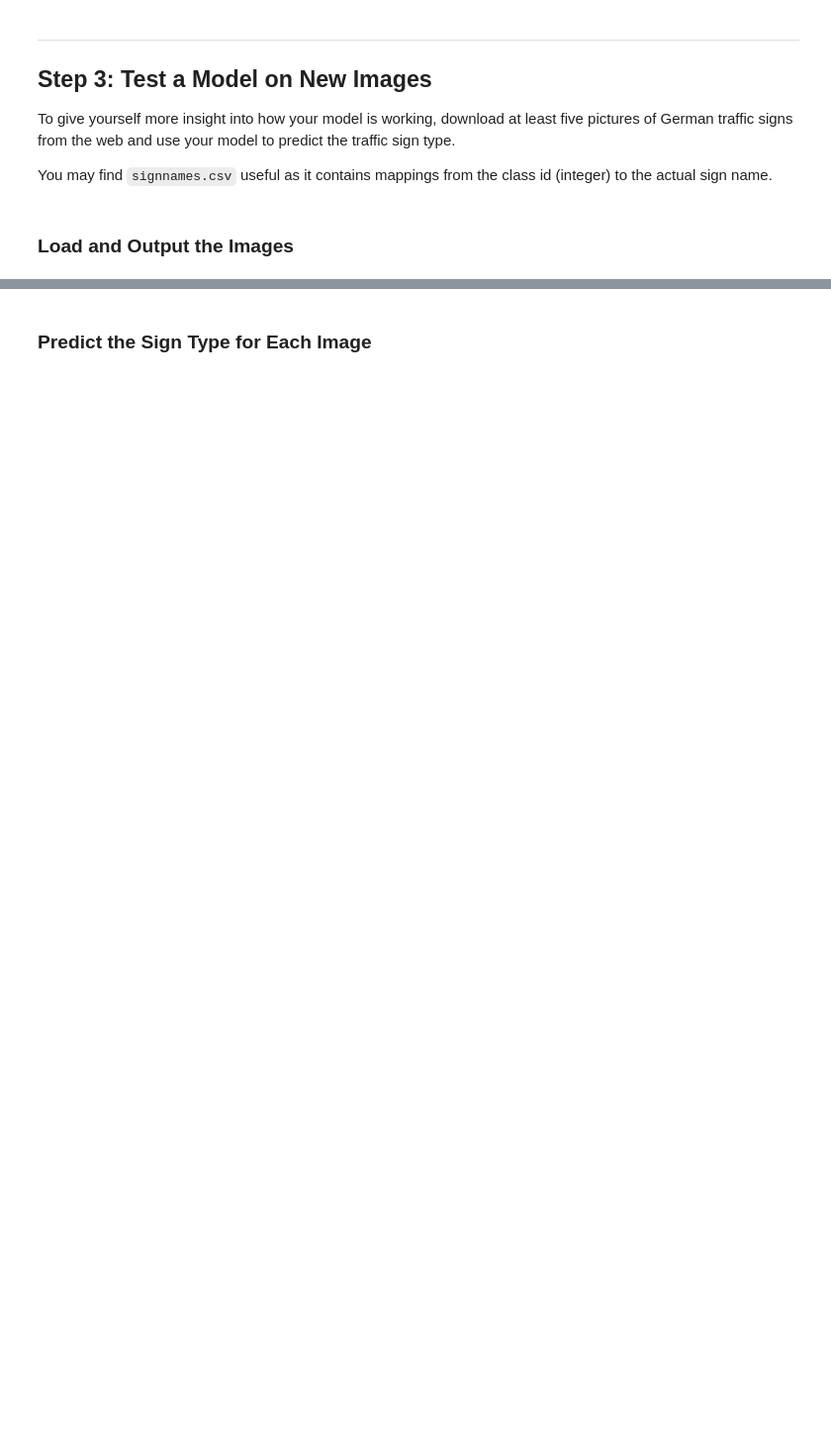
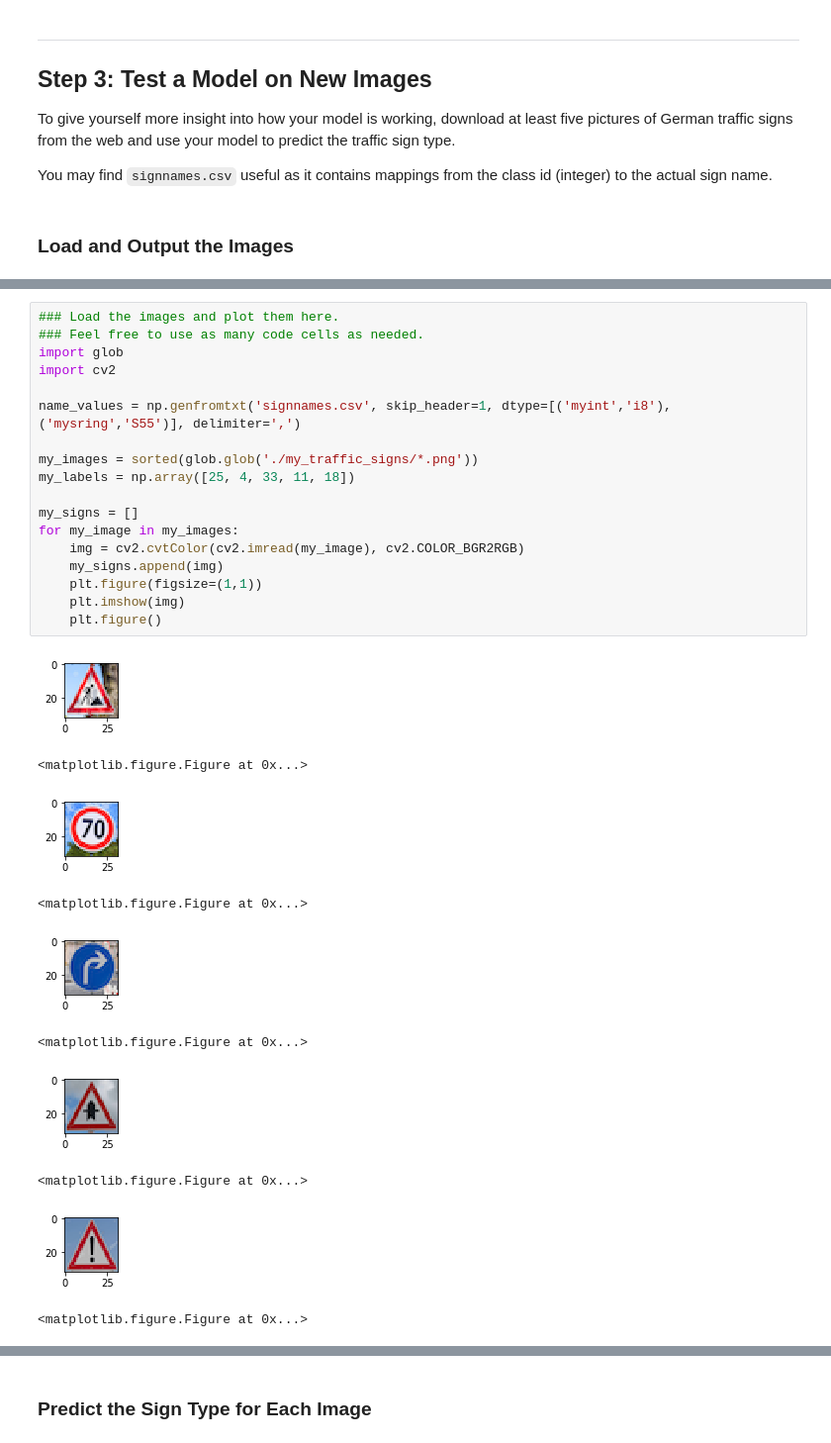
Before and after one commit to cmhobbs96/Traffic_Sign_Classifier, a Jupyter notebook: Traffic_Sign_Classifier.ipynb, the cells around one changed output, grey strips where cells are left out. Shown at 99% size. Drawn from its saved outputs; the diff is of its cells as text; blank space fills up the shorter version.

```diff
--- a/Traffic_Sign_Classifier.ipynb
+++ b/Traffic_Sign_Classifier.ipynb
@@ -533,0 +595,29 @@ You may find `signnames.csv` useful as it contains mappings from the class id (i
+# %%
+### Load the images and plot them here.
+### Feel free to use as many code cells as needed.
+import glob
+import cv2
+
+name_values = np.genfromtxt('signnames.csv', skip_header=1, dtype=[('myint','i8'), ('mysring','S55')], delimiter=',')
+
+my_images = sorted(glob.glob('./my_traffic_signs/*.png'))
+my_labels = np.array([25, 4, 33, 11, 18])
+
+my_signs = []
+for my_image in my_images:
+    img = cv2.cvtColor(cv2.imread(my_image), cv2.COLOR_BGR2RGB)
+    my_signs.append(img)
+    plt.figure(figsize=(1,1))
+    plt.imshow(img)
+    plt.figure()
+# %% [output]
+[figure, added]
+<matplotlib.figure.Figure at 0x...>
+[figure, added]
+<matplotlib.figure.Figure at 0x...>
+[figure, added]
+<matplotlib.figure.Figure at 0x...>
+[figure, added]
+<matplotlib.figure.Figure at 0x...>
+[figure, added]
+<matplotlib.figure.Figure at 0x...>
```
Also changed, not shown: parts of 37 cells of this notebook.
